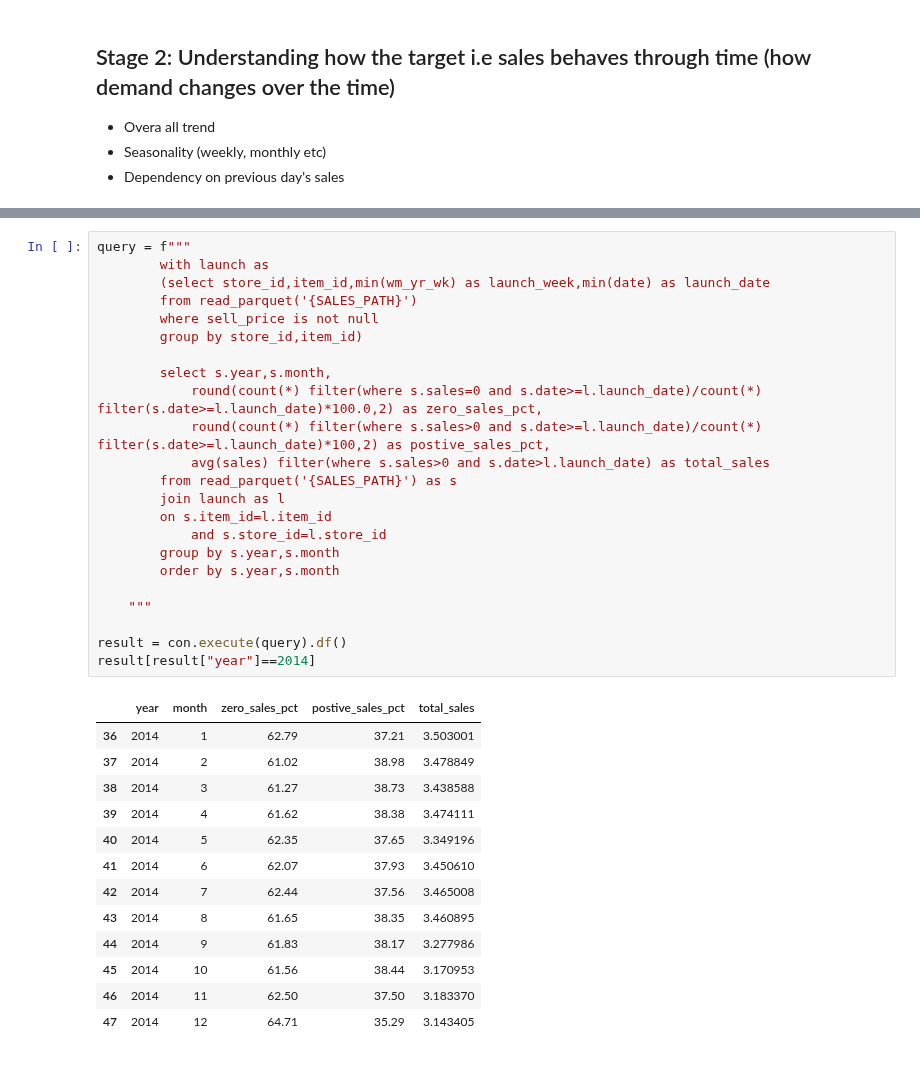
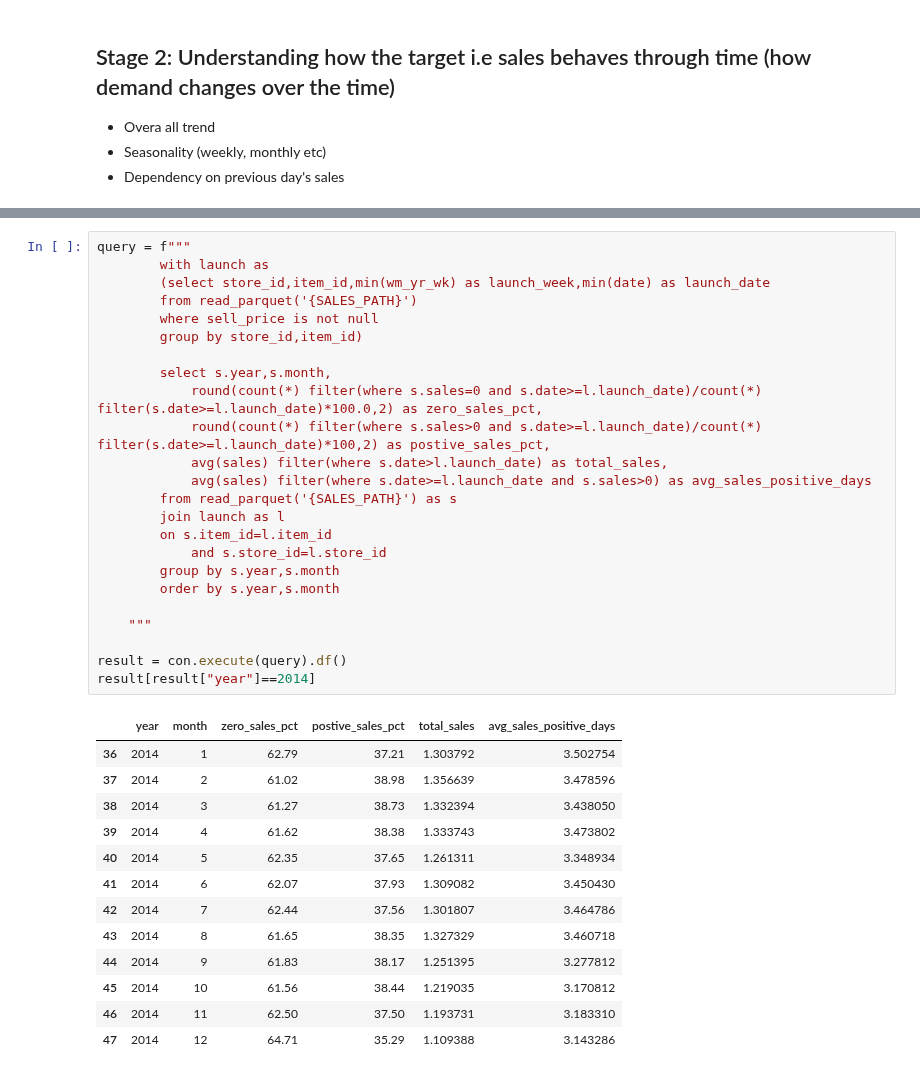
Before and after one commit to surekhag28/m5-demand-forecasting, a Jupyter notebook: notebooks/analysis.ipynb, the cells around one changed output, grey strips where cells are left out. Saved outputs shown, nothing was run; the diff lists cells and outputs as text.

```diff
--- a/notebooks/analysis.ipynb
+++ b/notebooks/analysis.ipynb
@@ -454,37 +409,38 @@ plt.show()
 # %%
 query = f"""
         with launch as
         (select store_id,item_id,min(wm_yr_wk) as launch_week,min(date) as launch_date
         from read_parquet('{SALES_PATH}')
         where sell_price is not null
         group by store_id,item_id)
 
         select s.year,s.month,
             round(count(*) filter(where s.sales=0 and s.date>=l.launch_date)/count(*) filter(s.date>=l.launch_date)*100.0,2) as zero_sales_pct,
             round(count(*) filter(where s.sales>0 and s.date>=l.launch_date)/count(*) filter(s.date>=l.launch_date)*100,2) as postive_sales_pct,
-            avg(sales) filter(where s.sales>0 and s.date>l.launch_date) as total_sales
+            avg(sales) filter(where s.date>l.launch_date) as total_sales,
+            avg(sales) filter(where s.date>=l.launch_date and s.sales>0) as avg_sales_positive_days
         from read_parquet('{SALES_PATH}') as s
         join launch as l
         on s.item_id=l.item_id
             and s.store_id=l.store_id
         group by s.year,s.month
         order by s.year,s.month
 
     """
 
 result = con.execute(query).df()
 result[result["year"]==2014]
 # %% [output]
-|  | year | month | zero_sales_pct | postive_sales_pct | total_sales |
-| 36 | 2014 | 1 | 62.79 | 37.21 | 3.503001 |
-| 37 | 2014 | 2 | 61.02 | 38.98 | 3.478849 |
-| 38 | 2014 | 3 | 61.27 | 38.73 | 3.438588 |
-| 39 | 2014 | 4 | 61.62 | 38.38 | 3.474111 |
-| 40 | 2014 | 5 | 62.35 | 37.65 | 3.349196 |
-| 41 | 2014 | 6 | 62.07 | 37.93 | 3.450610 |
-| 42 | 2014 | 7 | 62.44 | 37.56 | 3.465008 |
-| 43 | 2014 | 8 | 61.65 | 38.35 | 3.460895 |
-| 44 | 2014 | 9 | 61.83 | 38.17 | 3.277986 |
-| 45 | 2014 | 10 | 61.56 | 38.44 | 3.170953 |
-| 46 | 2014 | 11 | 62.50 | 37.50 | 3.183370 |
-| 47 | 2014 | 12 | 64.71 | 35.29 | 3.143405 |
+|  | year | month | zero_sales_pct | postive_sales_pct | total_sales | avg_sales_positive_days |
+| 36 | 2014 | 1 | 62.79 | 37.21 | 1.303792 | 3.502754 |
+| 37 | 2014 | 2 | 61.02 | 38.98 | 1.356639 | 3.478596 |
+| 38 | 2014 | 3 | 61.27 | 38.73 | 1.332394 | 3.438050 |
+| 39 | 2014 | 4 | 61.62 | 38.38 | 1.333743 | 3.473802 |
+| 40 | 2014 | 5 | 62.35 | 37.65 | 1.261311 | 3.348934 |
+| 41 | 2014 | 6 | 62.07 | 37.93 | 1.309082 | 3.450430 |
+| 42 | 2014 | 7 | 62.44 | 37.56 | 1.301807 | 3.464786 |
+| 43 | 2014 | 8 | 61.65 | 38.35 | 1.327329 | 3.460718 |
+| 44 | 2014 | 9 | 61.83 | 38.17 | 1.251395 | 3.277812 |
+| 45 | 2014 | 10 | 61.56 | 38.44 | 1.219035 | 3.170812 |
+| 46 | 2014 | 11 | 62.50 | 37.50 | 1.193731 | 3.183310 |
+| 47 | 2014 | 12 | 64.71 | 35.29 | 1.109388 | 3.143286 |
```
Also changed, not shown: parts of 20 cells of this notebook, 1 other file.
